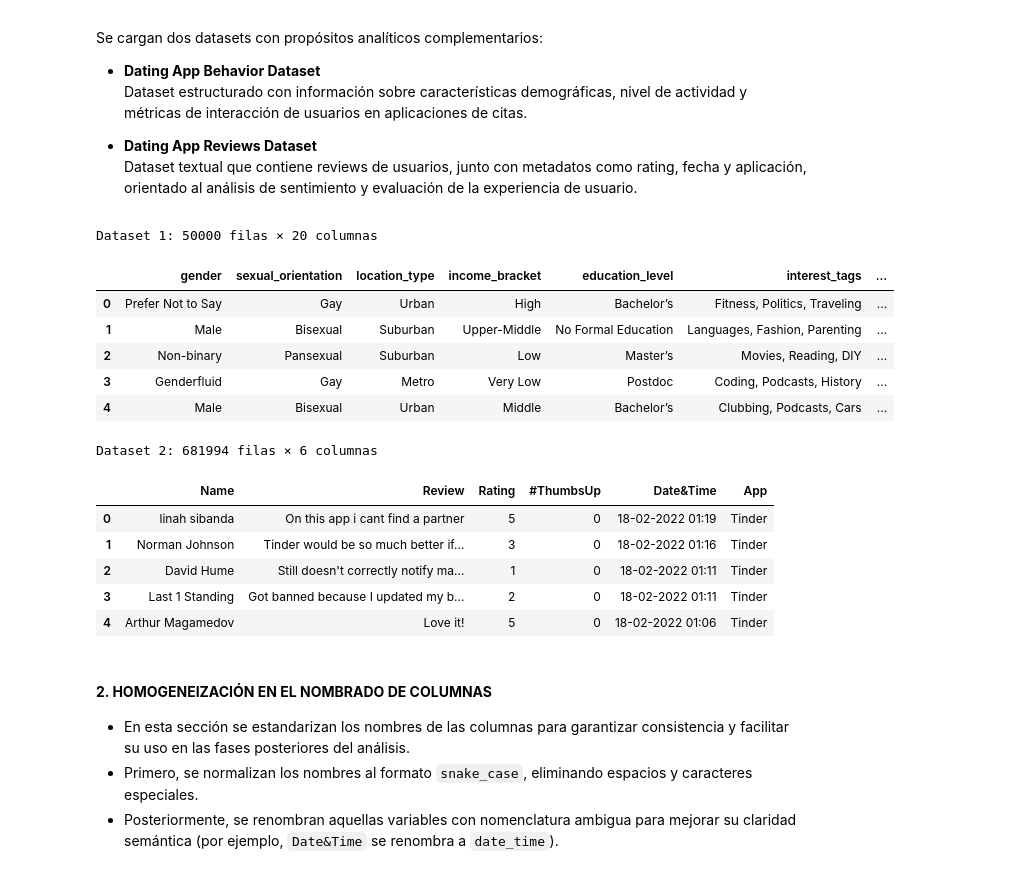
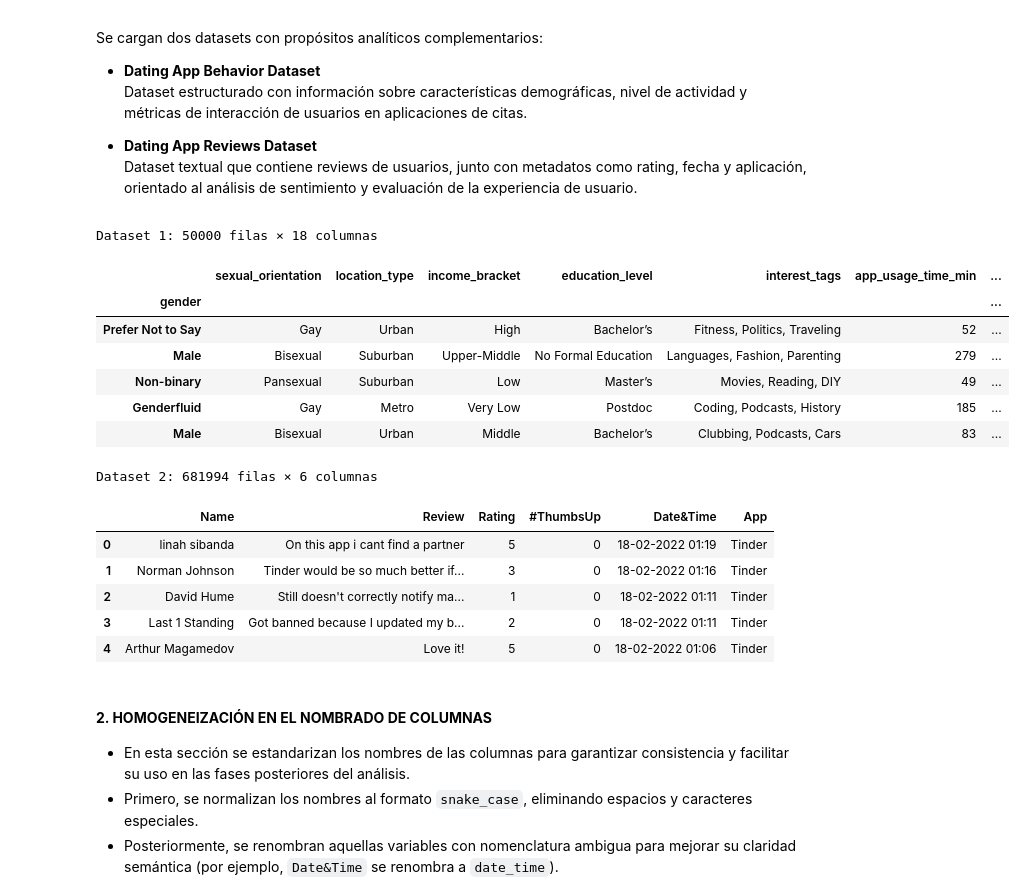
Before and after one commit to mariagranero/proyecto-da-promo-64-modulo-4-team-2, a Jupyter notebook: notebooks/02_data_cleaning.ipynb, the cells around one changed output. Drawn from its saved outputs; the diff is of its cells as text; code cells hidden in the pictures.

```diff
--- a/notebooks/01_data_cleaning.ipynb
+++ b/notebooks/02_data_cleaning.ipynb
@@ -33,25 +35,24 @@ Se cargan dos datasets con propósitos analíticos complementarios:
 # %%
 path_df1 = "../data/raw/dating_app_behavior_dataset.csv"
 path_df2 = "../data/raw/DatingAppReviewsDataset.csv"
 
 df1 = pd.read_csv(path_df1, index_col=0)
-df1 = df1.reset_index().rename(columns={"index": "gender"})
-df1["user_id"] = df1.index
 df2 = pd.read_csv(path_df2,index_col=0)
 
 print(f"Dataset 1: {df1.shape[0]} filas × {df1.shape[1]} columnas")
 display(df1.head())
 
 print(f"Dataset 2: {df2.shape[0]} filas × {df2.shape[1]} columnas")
 display(df2.head())
 # %% [output]
-Dataset 1: 50000 filas × 20 columnas
+Dataset 1: 50000 filas × 18 columnas
-|  | gender | sexual_orientation | location_type | income_bracket | education_level | interest_tags | ... |
-| 0 | Prefer Not to Say | Gay | Urban | High | Bachelor’s | Fitness, Politics, Traveling | ... |
-| 1 | Male | Bisexual | Suburban | Upper-Middle | No Formal Education | Languages, Fashion, Parenting | ... |
-| 2 | Non-binary | Pansexual | Suburban | Low | Master’s | Movies, Reading, DIY | ... |
-| 3 | Genderfluid | Gay | Metro | Very Low | Postdoc | Coding, Podcasts, History | ... |
-| 4 | Male | Bisexual | Urban | Middle | Bachelor’s | Clubbing, Podcasts, Cars | ... |
+|  | sexual_orientation | location_type | income_bracket | education_level | interest_tags | app_usage_time_min | ... |
+| gender |  |  |  |  |  |  | ... |
+| Prefer Not to Say | Gay | Urban | High | Bachelor’s | Fitness, Politics, Traveling | 52 | ... |
+| Male | Bisexual | Suburban | Upper-Middle | No Formal Education | Languages, Fashion, Parenting | 279 | ... |
+| Non-binary | Pansexual | Suburban | Low | Master’s | Movies, Reading, DIY | 49 | ... |
+| Genderfluid | Gay | Metro | Very Low | Postdoc | Coding, Podcasts, History | 185 | ... |
+| Male | Bisexual | Urban | Middle | Bachelor’s | Clubbing, Podcasts, Cars | 83 | ... |
 Dataset 2: 681994 filas × 6 columnas
 |  | Name | Review | Rating | #ThumbsUp | Date&Time | App |
 | 0 | linah sibanda | On this app i cant find a partner | 5 | 0 | 18-02-2022 01:19 | Tinder |
```
Also changed, not shown: parts of 2 cells of this notebook, 1 other file.
